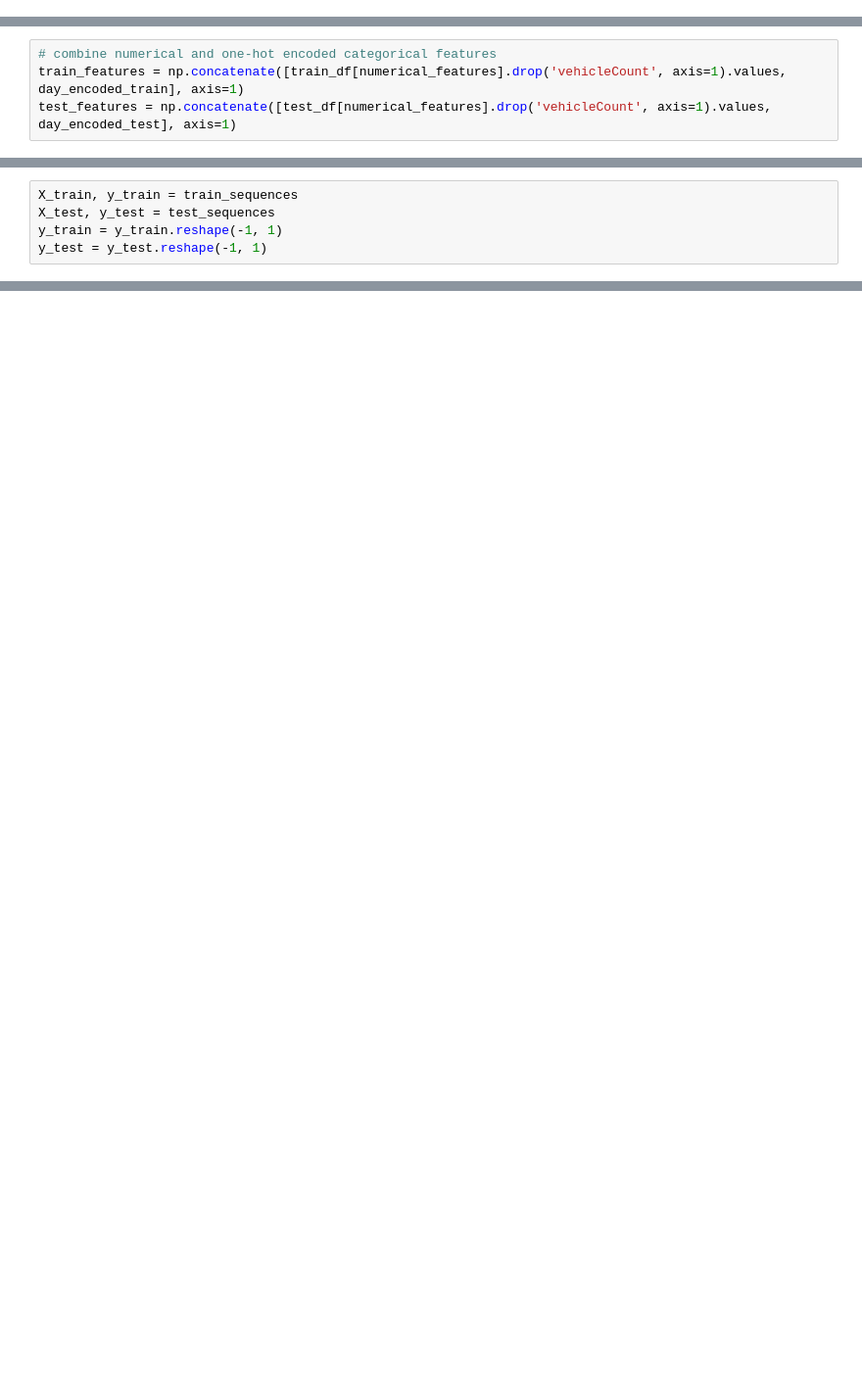
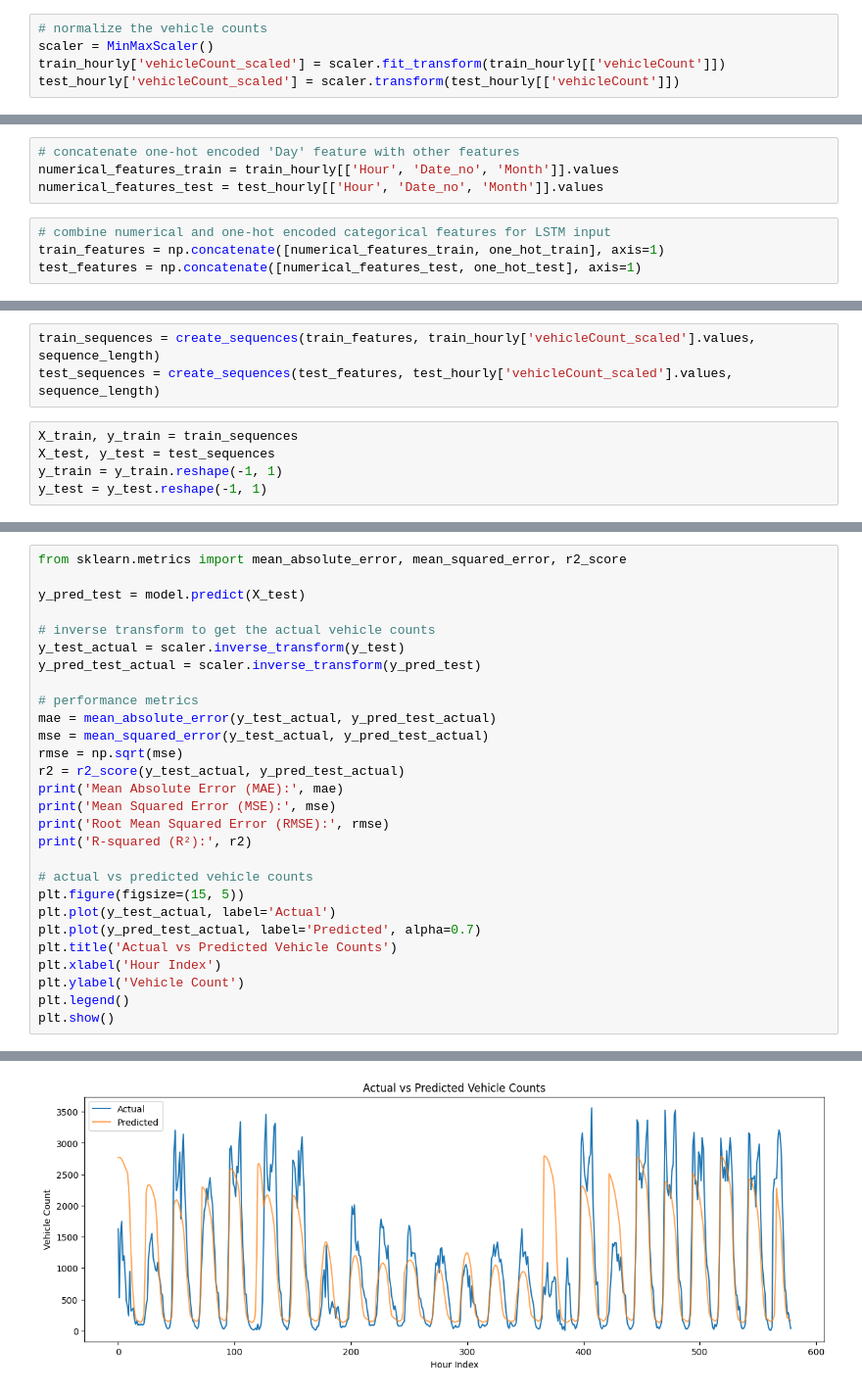
Before and after one commit to dominicfanucchi/aai-530_group3, a Jupyter notebook: LSTM_Vehicle_Count_Prediction.ipynb, the cells around one changed output, grey strips where cells are left out. Shown at 98% size. Cells and saved outputs as stored; diff of their text form; blank space fills up the shorter version.

Commit message:
Fixed vehicle counts and cleaned

```diff
--- a/LSTM_Vehicle_Count_Prediction.ipynb
+++ b/LSTM_Vehicle_Count_Prediction.ipynb
@@ -43,0 +59,5 @@ test_df[numerical_features] = scaler.transform(test_df[numerical_features])
+# %%
+# normalize the vehicle counts
+scaler = MinMaxScaler()
+train_hourly['vehicleCount_scaled'] = scaler.fit_transform(train_hourly[['vehicleCount']])
+test_hourly['vehicleCount_scaled'] = scaler.transform(test_hourly[['vehicleCount']])
@@ -49,7 +84,11 @@ day_encoded_test = encoder.transform(test_df[['Day']])
+# %%
+# concatenate one-hot encoded 'Day' feature with other features
+numerical_features_train = train_hourly[['Hour', 'Date_no', 'Month']].values
+numerical_features_test = test_hourly[['Hour', 'Date_no', 'Month']].values
 # %%
-# combine numerical and one-hot encoded categorical features
-train_features = np.concatenate([train_df[numerical_features].drop('vehicleCount', axis=1).values, day_encoded_train], axis=1)
-test_features = np.concatenate([test_df[numerical_features].drop('vehicleCount', axis=1).values, day_encoded_test], axis=1)
+# combine numerical and one-hot encoded categorical features for LSTM input
+train_features = np.concatenate([numerical_features_train, one_hot_train], axis=1)
+test_features = np.concatenate([numerical_features_test, one_hot_test], axis=1)
 # %%
 sequence_length = 5  # changeable
 def create_sequences(input_data, target_column, sequence_length):
@@ -65,3 +100,6 @@ test_sequences = create_sequences(test_features, test_df['vehicleCount'].values,
+# %%
+train_sequences = create_sequences(train_features, train_hourly['vehicleCount_scaled'].values, sequence_length)
+test_sequences = create_sequences(test_features, test_hourly['vehicleCount_scaled'].values, sequence_length)
 # %%
 X_train, y_train = train_sequences
 X_test, y_test = test_sequences
@@ -117,0 +231,29 @@ Epoch 20/20
+# %%
+from sklearn.metrics import mean_absolute_error, mean_squared_error, r2_score
+
+y_pred_test = model.predict(X_test)
+
+# inverse transform to get the actual vehicle counts
+y_test_actual = scaler.inverse_transform(y_test)
+y_pred_test_actual = scaler.inverse_transform(y_pred_test)
+
+# performance metrics
+mae = mean_absolute_error(y_test_actual, y_pred_test_actual)
+mse = mean_squared_error(y_test_actual, y_pred_test_actual)
+rmse = np.sqrt(mse)
+r2 = r2_score(y_test_actual, y_pred_test_actual)
+print('Mean Absolute Error (MAE):', mae)
+print('Mean Squared Error (MSE):', mse)
+print('Root Mean Squared Error (RMSE):', rmse)
+print('R-squared (R²):', r2)
+
+# actual vs predicted vehicle counts
+plt.figure(figsize=(15, 5))
+plt.plot(y_test_actual, label='Actual')
+plt.plot(y_pred_test_actual, label='Predicted', alpha=0.7)
+plt.title('Actual vs Predicted Vehicle Counts')
+plt.xlabel('Hour Index')
+plt.ylabel('Vehicle Count')
+plt.legend()
+plt.show()
+# %% [output]
@@ -117,0 +265 @@ Epoch 20/20
+[figure, added]
```
Also changed, not shown: parts of 31 cells of this notebook.
